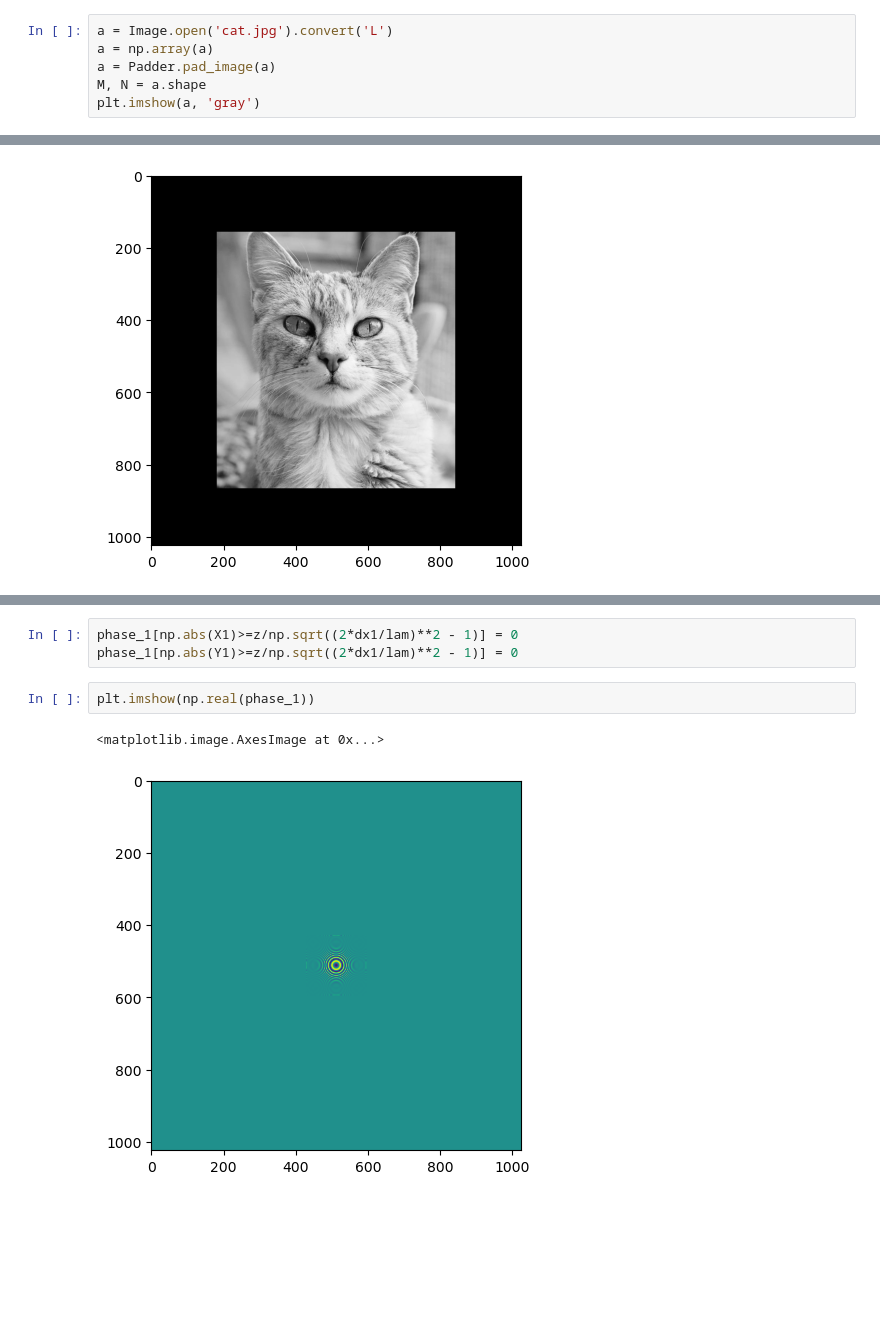
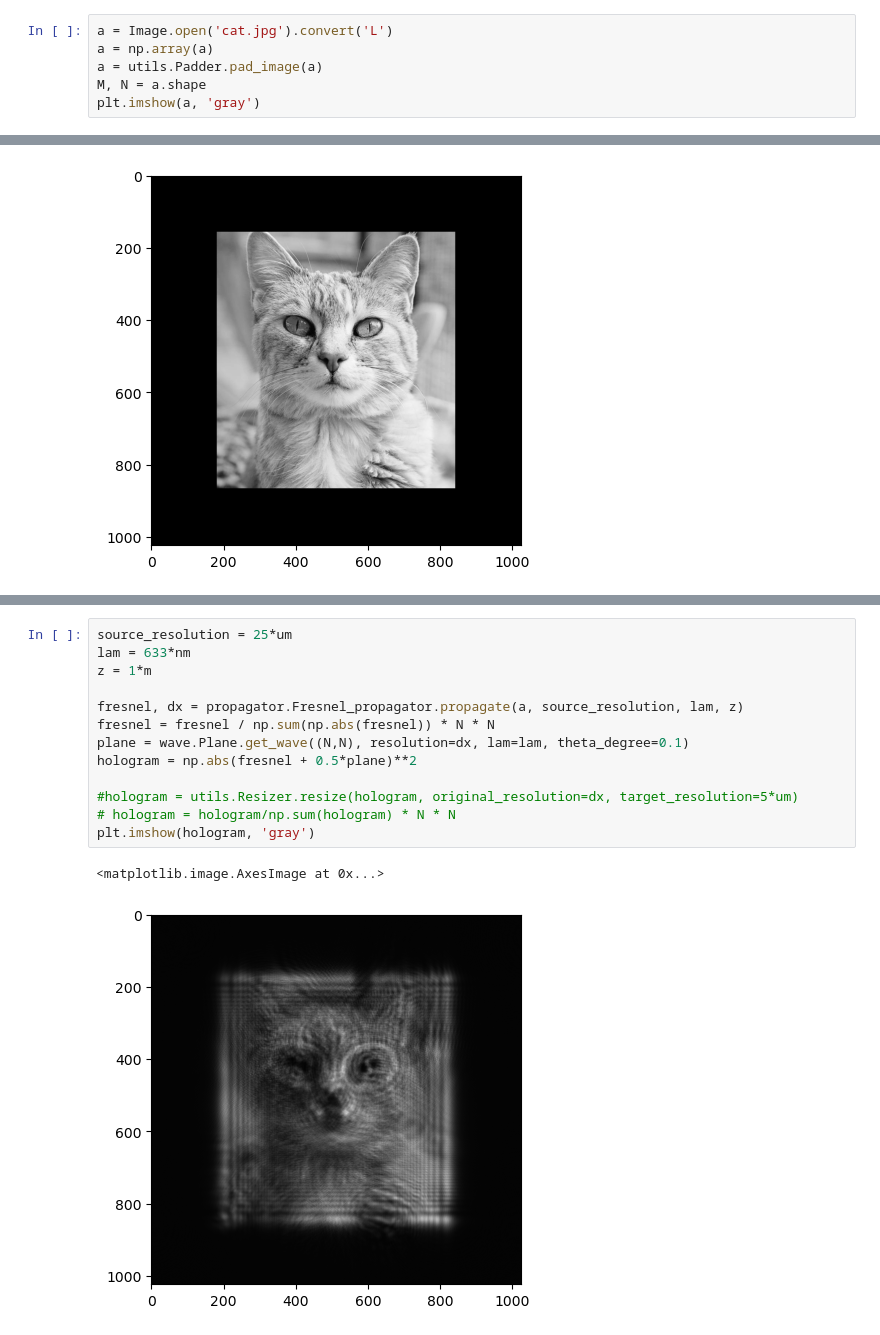
Before and after one commit to rkka02/holography_v0, a Jupyter notebook: test.ipynb, the cells around one changed output, grey strips where cells are left out. Cells and saved outputs as stored; diff of their text form; blank space fills up the shorter version.

```diff
--- a/test.ipynb
+++ b/test.ipynb
@@ -12,7 +12,7 @@ nm = 1e-9
 # %%
 a = Image.open('cat.jpg').convert('L')
 a = np.array(a)
-a = Padder.pad_image(a)
+a = utils.Padder.pad_image(a)
 M, N = a.shape
 plt.imshow(a, 'gray')
 # %% [output]
@@ -54,8 +21,16 @@ plt.imshow(np.real(phase_1))
-# %%
-phase_1[np.abs(X1)>=z/np.sqrt((2*dx1/lam)**2 - 1)] = 0
-phase_1[np.abs(Y1)>=z/np.sqrt((2*dx1/lam)**2 - 1)] = 0
-# %%
-plt.imshow(np.real(phase_1))
-# %% [output]
-<matplotlib.image.AxesImage at 0x...>
-[figure, removed]
+# %%
+source_resolution = 25*um
+lam = 633*nm
+z = 1*m
+
+fresnel, dx = propagator.Fresnel_propagator.propagate(a, source_resolution, lam, z)
+fresnel = fresnel / np.sum(np.abs(fresnel)) * N * N
+plane = wave.Plane.get_wave((N,N), resolution=dx, lam=lam, theta_degree=0.1)
+hologram = np.abs(fresnel + 0.5*plane)**2
+
+#hologram = utils.Resizer.resize(hologram, original_resolution=dx, target_resolution=5*um)
+# hologram = hologram/np.sum(hologram) * N * N
+plt.imshow(hologram, 'gray')
+# %% [output]
+<matplotlib.image.AxesImage at 0x...>
+[figure, added]
```
Also changed, not shown: parts of 4 cells of this notebook, 7 other files.
